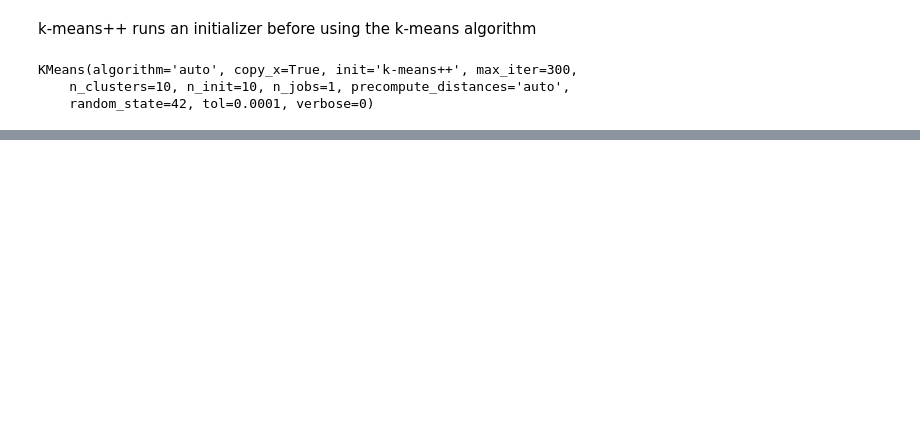
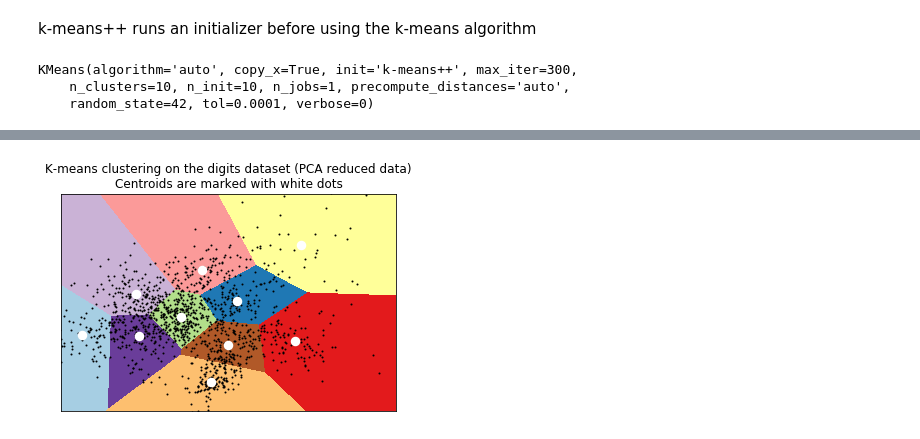
Before and after one commit to VSerpak/BAMM.101x-Analytics-in-Python, a Jupyter notebook: _Bamm_101_All_Notebooks/_11_BAMM_101_W_12_k-means_clustering.ipynb, the cells around one changed output, grey strips where cells are left out. Cells and saved outputs as stored; diff of their text form; code cells hidden in the pictures; blank space fills up the shorter version.

```diff
--- a/_Bamm_101_All_Notebooks/_11_BAMM_101_W_12_k-means_clustering.ipynb
+++ b/_Bamm_101_All_Notebooks/_11_BAMM_101_W_12_k-means_clustering.ipynb
@@ -281,0 +461,34 @@ array([[[  0.,   0.,   2., ...,  16.,  11.,   0.],
+# %%
+from sklearn import decomposition
+pca = decomposition.PCA(n_components=2).fit(X_train)
+reduced_X_train = pca.transform(X_train)
+# Step size of the mesh.
+h = .01
+# point in the mesh [x_min, m_max]x[y_min, y_max].
+x_min, x_max = reduced_X_train[:, 0].min() + 1, reduced_X_train[:, 0].max() - 1
+y_min, y_max = reduced_X_train[:, 1].min() + 1, reduced_X_train[:, 1].max() - 1
+xx, yy = np.meshgrid(np.arange(x_min, x_max, h),
+    np.arange(y_min, y_max, h))
+kmeans = cluster.KMeans(init='k-means++', n_clusters=n_digits,
+    n_init=10)
+kmeans.fit(reduced_X_train)
+Z = kmeans.predict(np.c_[xx.ravel(), yy.ravel()])
+# Put the result into a color plot
+Z = Z.reshape(xx.shape)
+plt.figure(1)
+plt.clf()
+plt.imshow(Z, interpolation='nearest', extent=(xx.min(), xx.max(), yy.min(), yy.max()), cmap=plt.cm.Paired, aspect='auto', origin='lower')
+plt.plot(reduced_X_train[:, 0], reduced_X_train[:, 1], 'k.',
+    markersize=2)
+# Plot the centroids as a white X
+centroids = kmeans.cluster_centers_
+plt.scatter(centroids[:, 0], centroids[:, 1],marker='.',
+    s=169, linewidths=3, color='w', zorder=10)
+plt.title('K-means clustering on the digits dataset (PCA reduced data)\nCentroids are marked with white dots')
+plt.xlim(x_min, x_max)
+plt.ylim(y_min, y_max)
+plt.xticks(())
+plt.yticks(())
+plt.show()
+# %% [output]
+[figure, added]
```
Also changed, not shown: parts of 33 cells of this notebook, 1 other file.
